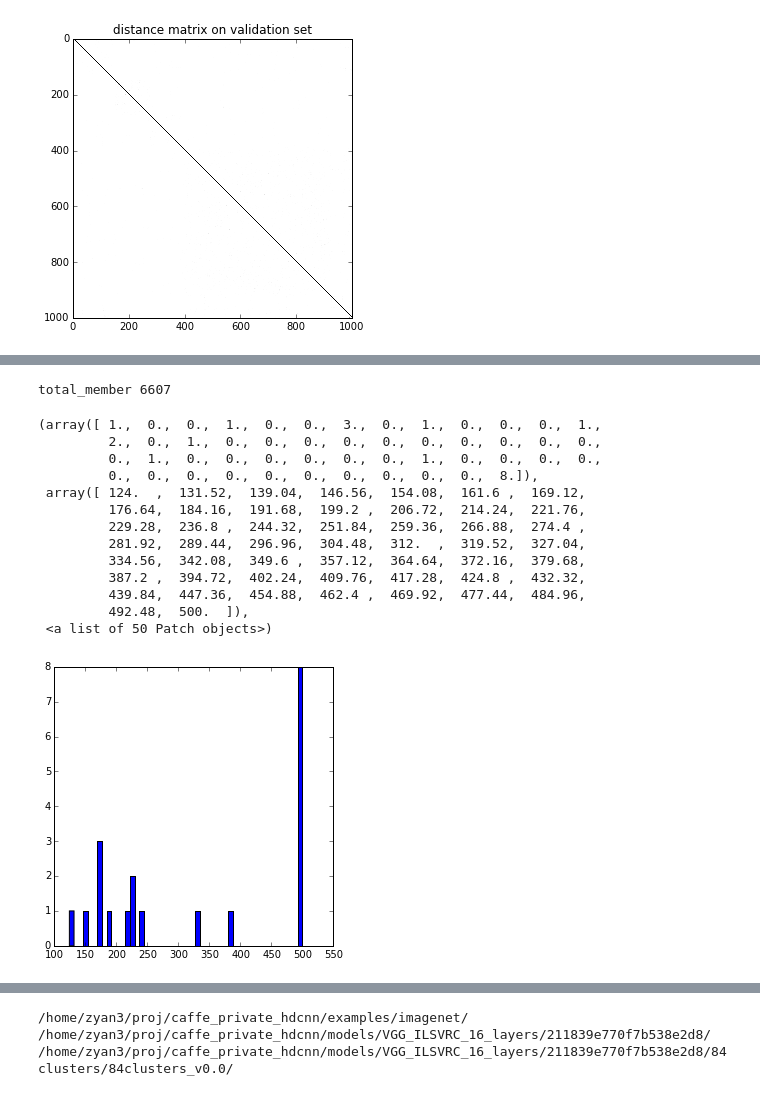
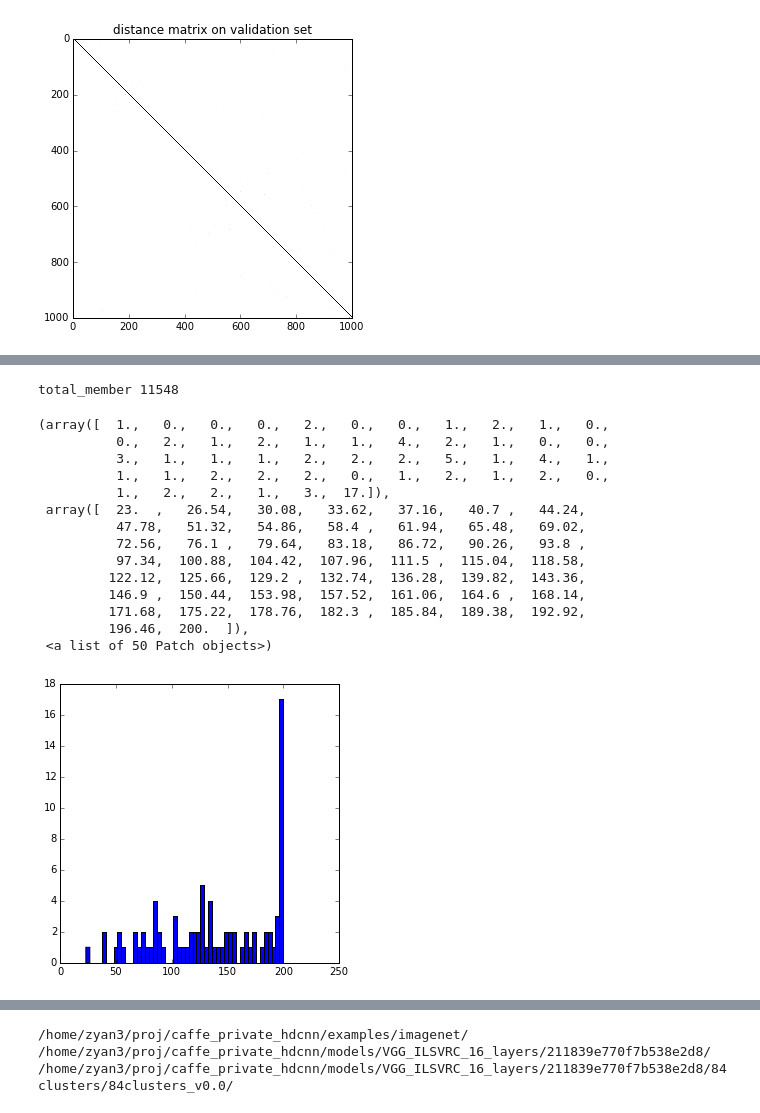
Before and after one commit to stephenyan1231/caffe-public, a Jupyter notebook: examples/imagenet/hdcnn/python/imagenet_vgg_16_layer_raw.ipynb, the cells around one changed output, grey strips where cells are left out. Saved outputs shown, nothing was run; the diff lists cells and outputs as text; code cells hidden in the pictures.

```diff
--- a/examples/imagenet/hdcnn/python/imagenet_vgg_16_layer_raw.ipynb
+++ b/examples/imagenet/hdcnn/python/imagenet_vgg_16_layer_raw.ipynb
@@ -60,8 +72,6 @@ val_prob=softmax(val_prob)
 # %% [output]
 compute softmax probabilities
 num 50000 dim 1000
-# %%
-num_val, num_class = val_prob.shape[0], val_prob.shape[1]
 # %%
 '''load fine label names'''
 label_names = []
@@ -128,10 +140,14 @@ plt.imshow(dist_mat)
 construct adjacency graph W (symmetric) using k-NN'''
 W=np.zeros((num_class,num_class))
 
-''' ? clusteres'''
-k_nn, t, dim = 5, 0.99, 1
-''' 84 clusteres'''
+# ''' old 20 clusteres'''
+# k_nn, t, dim = 5, 0.99, 1
+
+# ''' old 84 clusteres'''
 # k_nn, t, dim = 30, 0.8, 80
+
+''' new 84 clusteres'''
+k_nn, t, dim = 30, 0.8, 30
 
 for i in range(num_class):
     idx=np.argsort(dist_mat[i,:])[1:k_nn+1]
@@ -154,11 +170,15 @@ plt.plot(eigval_cumsum)
 # %%
 '''affinity propagation clustering'''
 if 1:
-    '''? clusters'''
-    affinity_propagation_cluster = AffinityPropagation(damping=0.99, max_iter=5000, convergence_iter=50, copy=True)
 
-#     '''84 clusters'''
+#     '''old 20 clusters'''
+#     affinity_propagation_cluster = AffinityPropagation(damping=0.99, max_iter=5000, convergence_iter=50, copy=True)
+
+#     '''old 84 clusters'''
 #     affinity_propagation_cluster = AffinityPropagation(damping=0.6, max_iter=5000, convergence_iter=50, copy=True)
+
+    ''' new 84 clusters'''
+    affinity_propagation_cluster = AffinityPropagation(damping=0.6, max_iter=5000, convergence_iter=50, copy=True)
 
     cluster_labels = affinity_propagation_cluster.fit_predict(ftr)
     unique_cluster_label = np.unique(cluster_labels)
@@ -220,53 +246,67 @@ Take the top ones and also limit the total number of classes within each branch
 '''
 all_mb=range(num_class)
 
-# for 84 clusters
-score_thres=1.0/(12.0*n_cluster)
+# for 20 clusters, v0.0
+# score_thres=1.0/(12.0*n_cluster)
+# max_exp_clu_size=500
 
-max_exp_clu_size=500
+# # for 84 clusters, v0.0
+# score_thres=1.0/(12.0*n_cluster)
+# max_exp_clu_size=200
+
+# for 84 clusters, v1.0
+# score_thres=1.0/(6.0*n_cluster)
+# max_exp_clu_size=500
+
+# for 84 clusters, v2.0
+score_thres=1.0/(3.0*n_cluster)
+max_exp_clu_size=200
+
 extra_cluster_members=[None]*n_cluster
 exp_cluster_members=[None]*n_cluster
 
 for i in range(n_cluster):
     if len(cluster_members[i]) >= max_exp_clu_size:
         exp_cluster_members[i] = cluster_members[i]
         continue
 
     non_member = np.asarray(np.setdiff1d(range(num_class),cluster_members[i]))
 #     print non_member.shape
     score=np.zeros((non_member.shape[0]))
     for j in range(non_member.shape[0]):
         idx=np.nonzero(val_img_labels==non_member[j])[0]
         lc_prob=val_prob[idx,:][:,cluster_members[i]]
         score[j]=np.mean(np.sum(lc_prob,axis=1))
     score_sorted=np.sort(score)[::-1]
     idx_sort=np.argsort(score)[::-1]
     idx2=np.nonzero(score_sorted>=score_thres)[0]
     if len(idx2)+len(cluster_members[i])> max_exp_clu_size:
         idx2=idx2[:(max_exp_clu_size-len(cluster_members[i]))]
     extra_cluster_members[i]=[non_member[idx_sort[id]] for id in idx2]
     exp_cluster_members[i]=cluster_members[i]+extra_cluster_members[i]
     assert len(exp_cluster_members[i])==np.unique(np.asarray(exp_cluster_members[i])).shape[0]
+#     print 'exp_cluster_members %d size %d' % (i,len(exp_cluster_members[i]))
 
 total_member=sum([len(cluster) for cluster in exp_cluster_members])
 print 'total_member %d' % total_member
 plt.hist([len(cluster) for cluster in exp_cluster_members],bins=50)
 # %% [output]
-total_member 6607
+total_member 11548
-(array([ 1.,  0.,  0.,  1.,  0.,  0.,  3.,  0.,  1.,  0.,  0.,  0.,  1.,
-         2.,  0.,  1.,  0.,  0.,  0.,  0.,  0.,  0.,  0.,  0.,  0.,  0.,
-         0.,  1.,  0.,  0.,  0.,  0.,  0.,  0.,  1.,  0.,  0.,  0.,  0.,
-         0.,  0.,  0.,  0.,  0.,  0.,  0.,  0.,  0.,  0.,  8.]),
- array([ 124.  ,  131.52,  139.04,  146.56,  154.08,  161.6 ,  169.12,
-         176.64,  184.16,  191.68,  199.2 ,  206.72,  214.24,  221.76,
-         229.28,  236.8 ,  244.32,  251.84,  259.36,  266.88,  274.4 ,
-         281.92,  289.44,  296.96,  304.48,  312.  ,  319.52,  327.04,
-         334.56,  342.08,  349.6 ,  357.12,  364.64,  372.16,  379.68,
-         387.2 ,  394.72,  402.24,  409.76,  417.28,  424.8 ,  432.32,
-         439.84,  447.36,  454.88,  462.4 ,  469.92,  477.44,  484.96,
-         492.48,  500.  ]),
+(array([  1.,   0.,   0.,   0.,   2.,   0.,   0.,   1.,   2.,   1.,   0.,
+          0.,   2.,   1.,   2.,   1.,   1.,   4.,   2.,   1.,   0.,   0.,
+          3.,   1.,   1.,   1.,   2.,   2.,   2.,   5.,   1.,   4.,   1.,
+          1.,   1.,   2.,   2.,   2.,   0.,   1.,   2.,   1.,   2.,   0.,
+          1.,   2.,   2.,   1.,   3.,  17.]),
+ array([  23.  ,   26.54,   30.08,   33.62,   37.16,   40.7 ,   44.24,
+          47.78,   51.32,   54.86,   58.4 ,   61.94,   65.48,   69.02,
+          72.56,   76.1 ,   79.64,   83.18,   86.72,   90.26,   93.8 ,
+          97.34,  100.88,  104.42,  107.96,  111.5 ,  115.04,  118.58,
+         122.12,  125.66,  129.2 ,  132.74,  136.28,  139.82,  143.36,
+         146.9 ,  150.44,  153.98,  157.52,  161.06,  164.6 ,  168.14,
+         171.68,  175.22,  178.76,  182.3 ,  185.84,  189.38,  192.92,
+         196.46,  200.  ]),
  <a list of 50 Patch objects>)
-[figure, old version]
+[figure, new version]
 # %%
 plot_cluster_coverage(num_class,cluster_members,confusion_mat)
 # %% [output]
```
Also changed, not shown: parts of 28 cells of this notebook, 16 other files.
